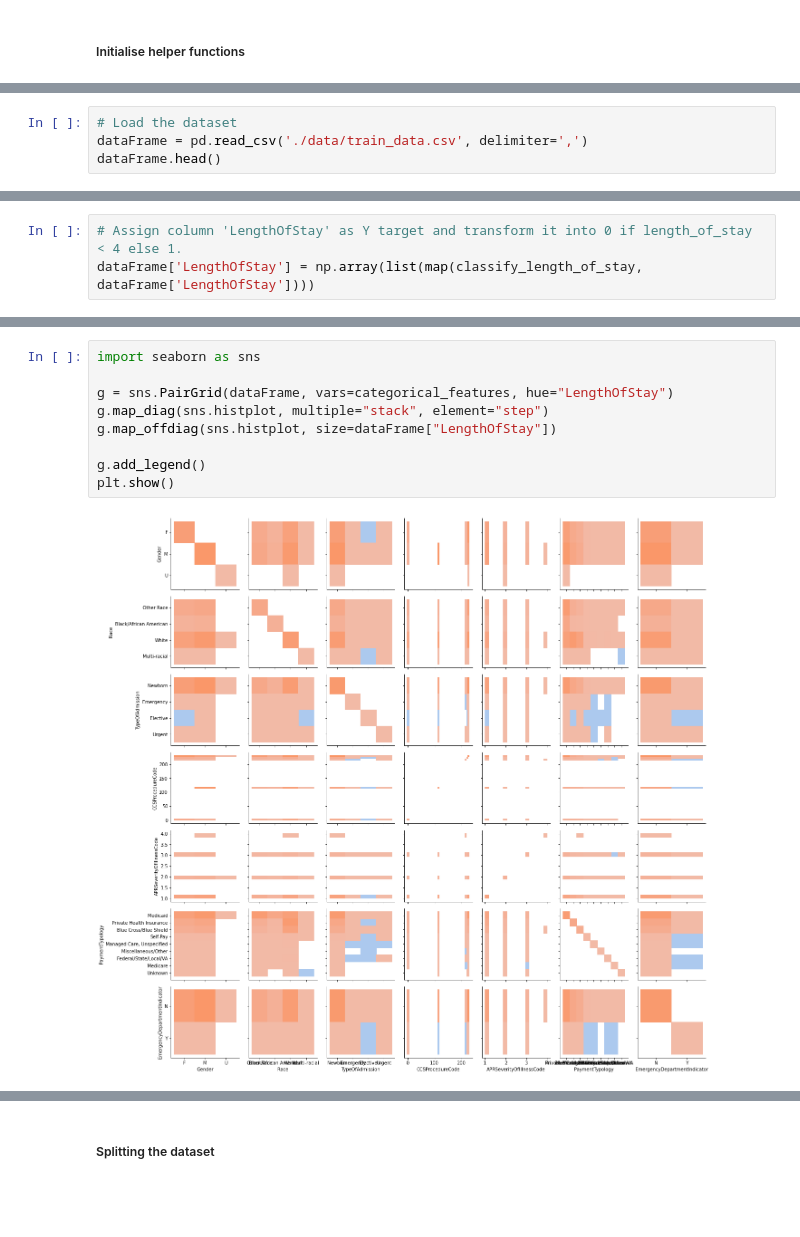
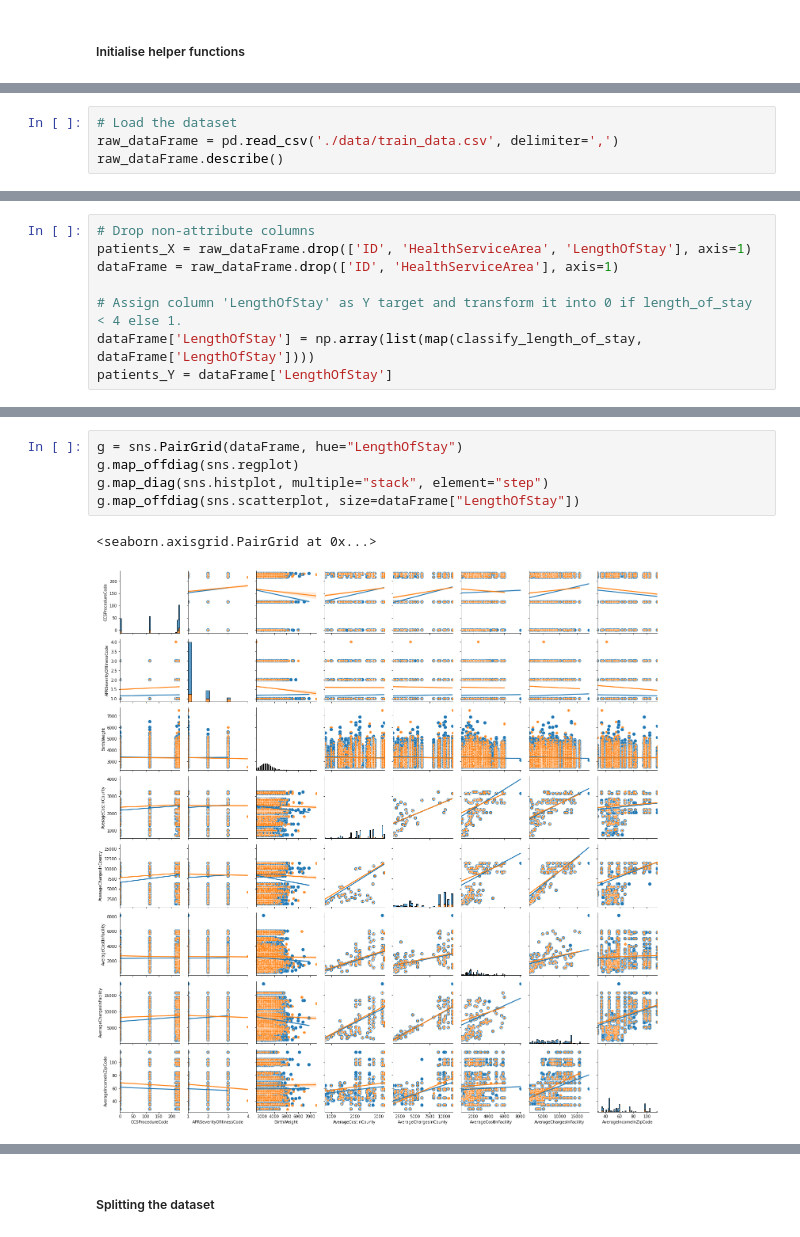
Before and after one commit to Luke-Mason/ML-A1, a Jupyter notebook: Assignment-1.ipynb, the cells around one changed output, grey strips where cells are left out. Drawn from its saved outputs; the diff is of its cells as text; blank space fills up the shorter version.

```diff
--- a/Assignment-1.ipynb
+++ b/Assignment-1.ipynb
@@ -56,6 +61,6 @@ def classify_length_of_stay(length_of_stay):
     return 0 if length_of_stay < 4 else 1
 # %%
 # Load the dataset
-dataFrame = pd.read_csv('./data/train_data.csv', delimiter=',')
-dataFrame.head()
+raw_dataFrame = pd.read_csv('./data/train_data.csv', delimiter=',')
+raw_dataFrame.describe()
 # %% [output]
@@ -91,3 +94,8 @@ patients_X = dataFrame.drop(['ID', 'HealthServiceArea', 'LengthOfStay'], axis=1)
 # %%
+# Drop non-attribute columns
+patients_X = raw_dataFrame.drop(['ID', 'HealthServiceArea', 'LengthOfStay'], axis=1)
+dataFrame = raw_dataFrame.drop(['ID', 'HealthServiceArea'], axis=1)
+
 # Assign column 'LengthOfStay' as Y target and transform it into 0 if length_of_stay < 4 else 1.
 dataFrame['LengthOfStay'] = np.array(list(map(classify_length_of_stay, dataFrame['LengthOfStay'])))
+patients_Y = dataFrame['LengthOfStay']
@@ -141,11 +296,8 @@ noncategorical_features = list(set(patients_X.columns).difference(set(categorica
 # %%
-import seaborn as sns
-
-g = sns.PairGrid(dataFrame, vars=categorical_features, hue="LengthOfStay")
+g = sns.PairGrid(dataFrame, hue="LengthOfStay")
+g.map_offdiag(sns.regplot)
 g.map_diag(sns.histplot, multiple="stack", element="step")
-g.map_offdiag(sns.histplot, size=dataFrame["LengthOfStay"])
-
-g.add_legend()
-plt.show()
+g.map_offdiag(sns.scatterplot, size=dataFrame["LengthOfStay"])
 # %% [output]
+<seaborn.axisgrid.PairGrid at 0x...>
-[figure, old version]
+[figure, new version]
```
Also changed, not shown: parts of 53 cells of this notebook.
